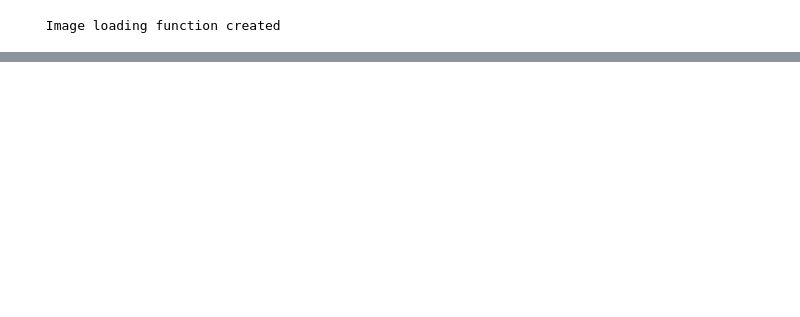
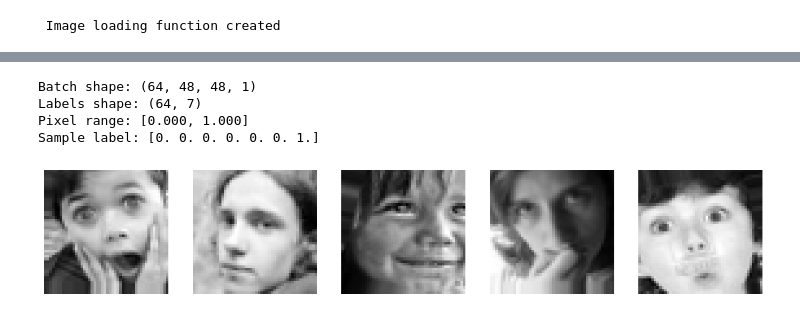
Before and after one commit to noelle-mburu/facial-emotion-recognition, a Jupyter notebook: facial_emotion_recognition.ipynb, the cells around one changed output, grey strips where cells are left out. Saved outputs shown, nothing was run; the diff lists cells and outputs as text; code cells hidden in the pictures; blank space fills up the shorter version.

```diff
--- a/facial_emotion_recognition.ipynb
+++ b/facial_emotion_recognition.ipynb
@@ -228,0 +371,22 @@ gfesfefghhgfrgedgedgegghhhhhhhhhhhhhhhhhhhh
+# %%
+# Set up data augmentation
+from tensorflow.keras.preprocessing.image import ImageDataGenerator
+
+# Training data generator with realistic augmentation
+train_datagen = ImageDataGenerator(
+    rescale=1./255,          # Normalize pixels to [0, 1]
+
+    # CONSERVATIVE augmentation for faces:
+    rotation_range=15,       # ±15° rotation (realistic head tilt)
+    width_shift_range=0.1,   # Shift 10% horizontally
+    height_shift_range=0.1,  # Shift 10% vertically
+    zoom_range=0.1,          # Zoom ±10%
+    horizontal_flip=True,    # Mirror faces (emotions look same flipped)
+    fill_mode='nearest'      # Fill new pixels with nearest pixel value
+)
+
+# Validation and Test: NO augmentation (evaluate on original images)
+val_datagen = ImageDataGenerator(rescale=1./255)
+test_datagen = ImageDataGenerator(rescale=1./255)
+
+print(" Data generators configured")
@@ -228,0 +716,21 @@ gfesfefghhgfrgedgedgegghhhhhhhhhhhhhhhhhhhh
+# %%
+# Verify data is loading correctly
+images, labels = next(train_generator)
+print(f"Batch shape: {images.shape}")
+print(f"Labels shape: {labels.shape}")
+print(f"Pixel range: [{images.min():.3f}, {images.max():.3f}]")
+print(f"Sample label: {labels[0]}")
+
+# Show a few images
+import matplotlib.pyplot as plt
+fig, axes = plt.subplots(1, 5, figsize=(15, 3))
+for i in range(5):
+    axes[i].imshow(images[i].squeeze(), cmap='gray')
+    axes[i].axis('off')
+plt.show()
+# %% [output]
+Batch shape: (64, 48, 48, 1)
+Labels shape: (64, 7)
+Pixel range: [0.000, 1.000]
+Sample label: [0. 0. 0. 0. 0. 0. 1.]
+[figure, added]
```
Also changed, not shown: parts of 17 cells of this notebook, 5 other files.
